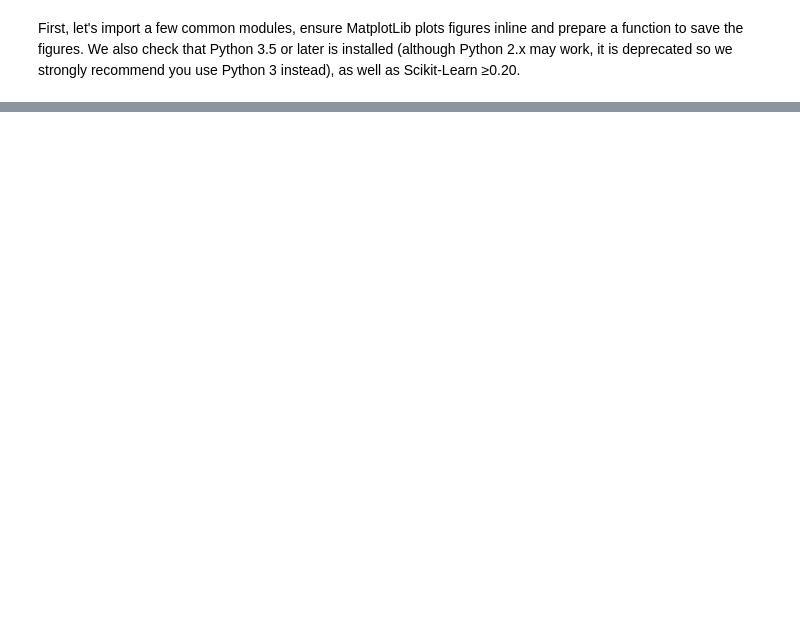
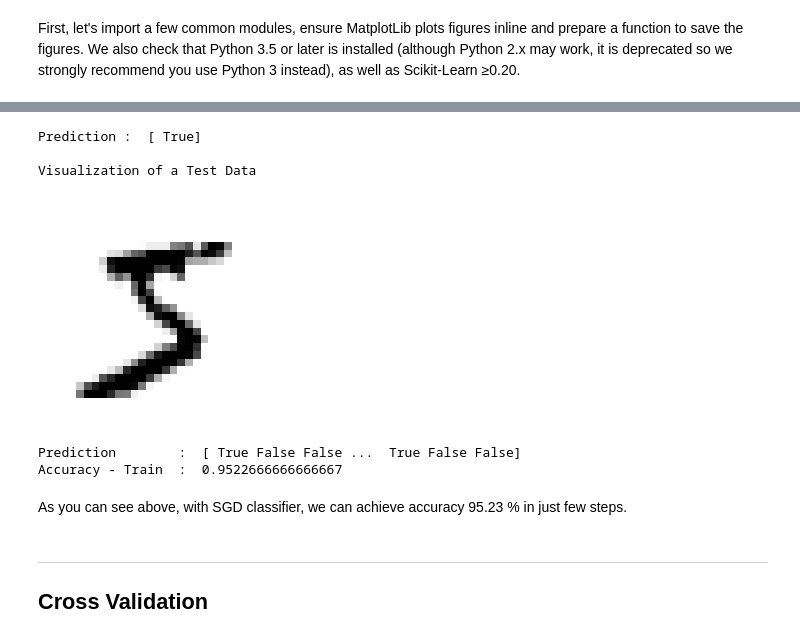
Before and after one commit to ardhiraka/FSDS_Guidelines, a Jupyter notebook: p1/w1/d2am.ipynb, the cells around one changed output, grey strips where cells are left out. Drawn from its saved outputs; the diff is of its cells as text; code cells hidden in the pictures; blank space fills up the shorter version.

```diff
--- a/p1/w1/d2am.ipynb
+++ b/p1/w1/d2am.ipynb
@@ -640,0 +231,8 @@ plot_digit(ambiguous_digit)
+# %%
+# Train a Model with Stochastic Gradient Descent
+
+%%time
+from sklearn.linear_model import SGDClassifier
+
+sgd_clf = SGDClassifier(random_state=42)
+sgd_clf.fit(X_train, y_train_5)
@@ -640,0 +242,31 @@ plot_digit(ambiguous_digit)
+# %%
+# Predict a Data
+
+prediction = sgd_clf.predict([some_digit])
+
+print('Prediction : ', prediction)
+print('\nVisualization of a Test Data')
+plot_digit(some_digit)
+# %% [output]
+Prediction :  [ True]
+
+Visualization of a Test Data
+[figure, added]
+# %%
+# Predict All Train Data
+
+from sklearn.metrics import accuracy_score
+
+predictions_train = sgd_clf.predict(X_train)
+acc_train = accuracy_score(y_train_5, predictions_train)
+
+print('Prediction        : ', predictions_train)
+print('Accuracy - Train  : ', acc_train)
+# %% [output]
+Prediction        :  [ True False False ...  True False False]
+Accuracy - Train  :  0.9522666666666667
+# %% [markdown]
+As you can see above, with SGD classifier, we can achieve accuracy 95.23 % in just few steps.
+# %% [markdown]
+---
+## Cross Validation
```
Also changed, not shown: parts of 187 cells of this notebook, 1 other file.
